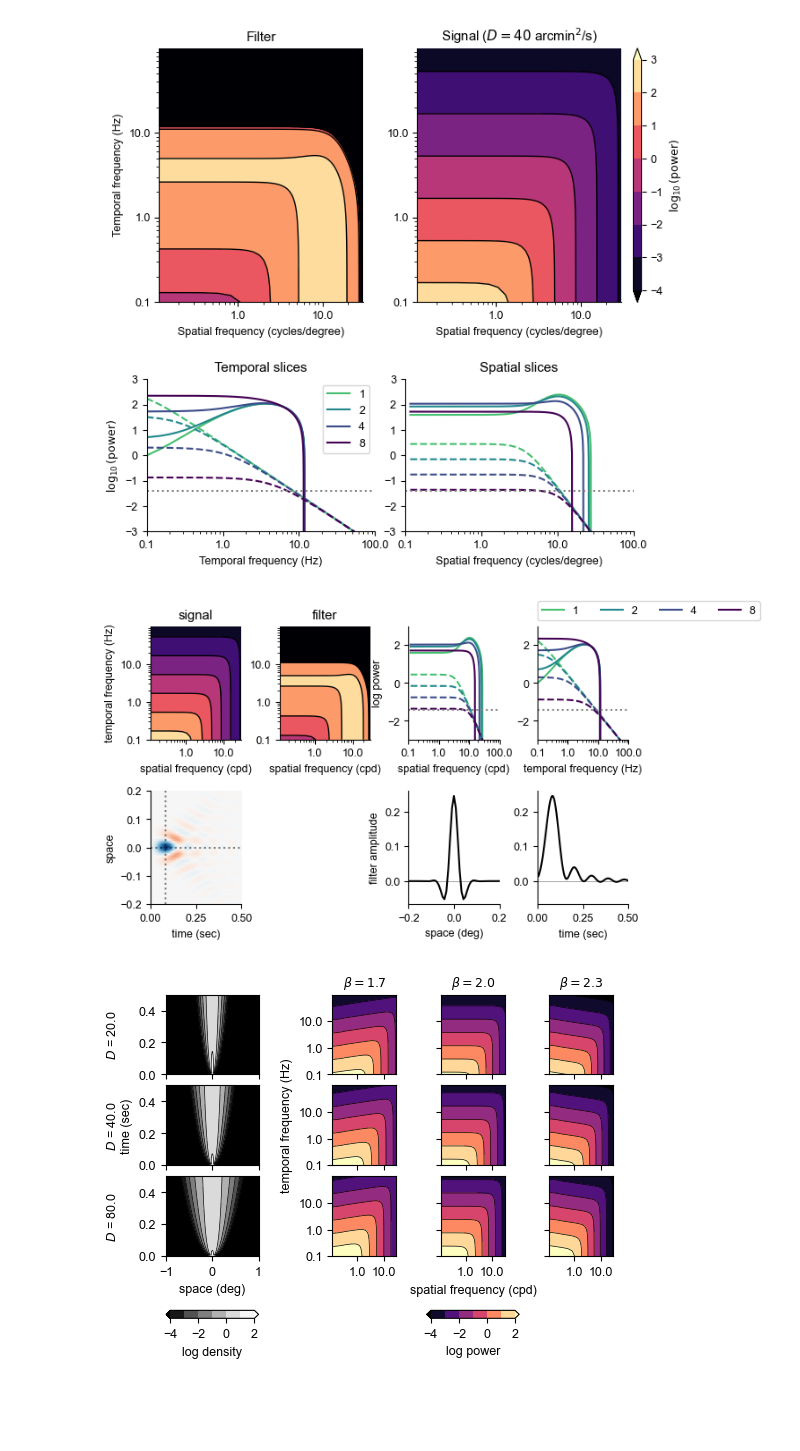
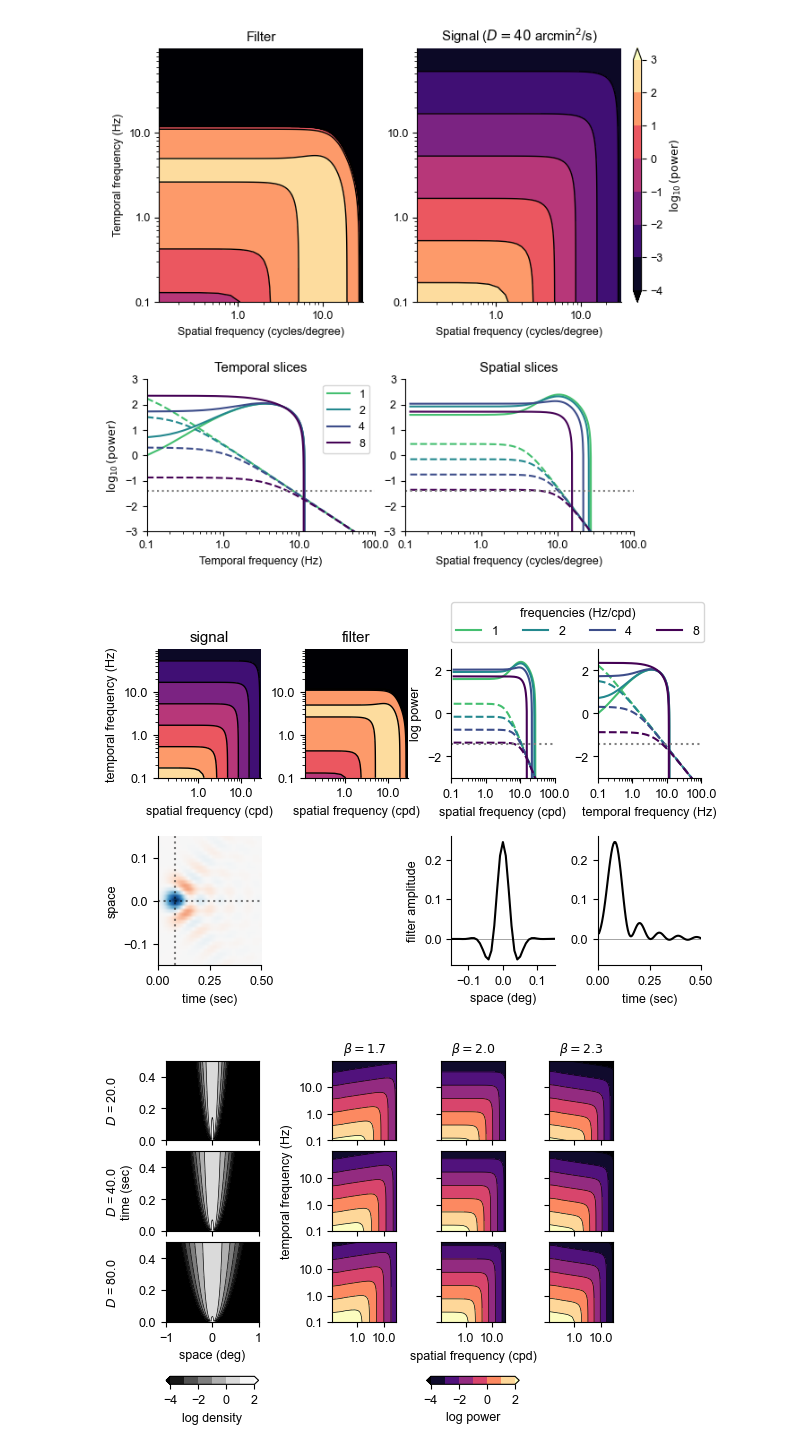
Before and after one commit to Yates-Lab/efficient-coding-drift-spectrum, a Jupyter notebook: scripts/moving_retina_2.ipynb, the cells around one changed output. Cells and saved outputs as stored; diff of their text form; code cells hidden in the pictures; blank space fills up the shorter version.

```diff
--- a/scripts/moving_retina_2.ipynb
+++ b/scripts/moving_retina_2.ipynb
@@ -567,7 +567,7 @@ fig.colorbar(c_analytic, cax=cax, label=r"$\log_{10}(\mathrm{power})$")
 plot_filter = np.log10(np.clip(v_opt, 1e-12, None))[np.ix_(sf_mask, tf_mask)]
 
 max_time = 0.5
-max_space = 0.2
+max_space = 0.15
 
 levels = np.arange(
     np.floor(np.nanmin([plot_subpix.min(), plot_analytic.min()])),
@@ -666,36 +666,36 @@ ax_spatial.set(
 )
 
 # ax_temporal.legend()
-ax_temporal.legend(ncol=4, loc=(0.0,1.05))
+ax_spatial.legend(ncol=4, loc=(0.0,1.05),title="frequencies (Hz/cpd)")
 ax_temporal.set_xlim(ylim)
 ax_spatial.set_xlim(xlim)
 
 f = ScalarFormatter()
 f.set_scientific(False)
 f.set_useOffset(False)
 for ax in [ax_filter, ax_temporal, ax_spatial,ax_signal]:
     ax.xaxis.set_major_formatter(f)
 for ax in [ax_filter,ax_signal]:
     ax.yaxis.set_major_formatter(f)
 for ax in [ax_temporal, ax_spatial]:
     ax.spines["top"].set_visible(False)
     ax.spines["right"].set_visible(False)
     ax.axhline(np.log10(sigma_in**2),color="grey",linestyle=":")
     ax.set_ylim([-3,3])
 
 cax = inset_axes(
     ax_analytic,
     width="4%",
     height="100%",
     loc="lower left",
     bbox_to_anchor=(1.06, 0, 1, 1),
     bbox_transform=ax_analytic.transAxes,
     borderpad=0,
 )
 fig.colorbar(c_analytic, cax=cax, label=r"log power")
 plt.savefig("../results/optimal_filter.pdf")
 # %% [output]
-[figure, old version]
+[figure, new version]
 # %%
 def plot_matrix():
 
```
Also changed, not shown: 2 other files.
